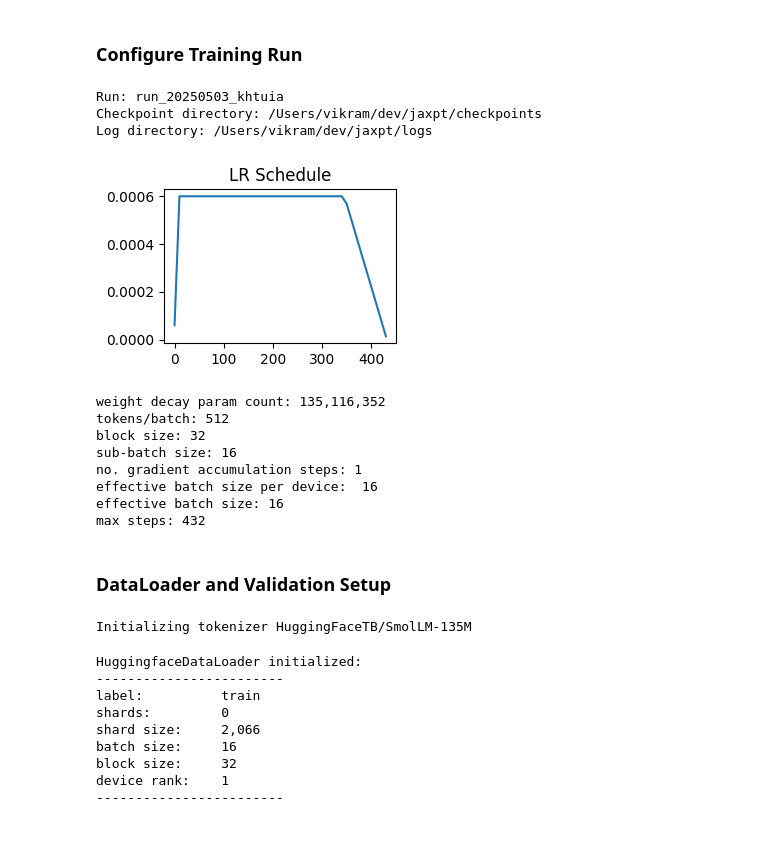
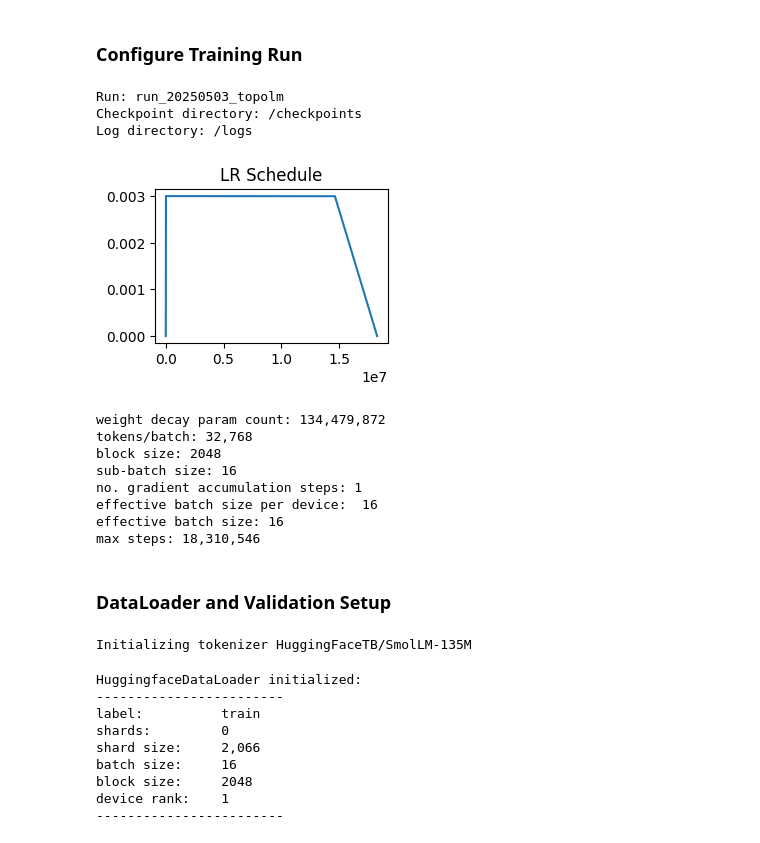
Before and after one commit to novastar53/jaxpt, a Jupyter notebook: notebooks/train_mobile_llm.ipynb, the cells around one changed output. Saved outputs shown, nothing was run; the diff lists cells and outputs as text; code cells hidden in the pictures.

```diff
--- a/notebooks/train_mobile_llm.ipynb
+++ b/notebooks/train_mobile_llm.ipynb
@@ -121,7 +128,7 @@ from jaxpt.utils import count_params
 key = jax.random.PRNGKey(1337)
 rngs = nnx.Rngs(key)
 config = MobileLLM_Config(dtype=jnp.bfloat16, \
-                    #vocab_size=49152,
+                    vocab_size=49152,
                     n_embed=576,
                     n_head=9,
                     n_kv_head=3,
@@ -188,9 +195,9 @@ def load_checkpoint(model, run_dirname, step):
   m = model.load_checkpoint(checkpoint_path, rngs)
   return m
 # %% [output]
-Run: run_20250503_khtuia
-Checkpoint directory: /Users/vikram/dev/jaxpt/checkpoints
-Log directory: /Users/vikram/dev/jaxpt/logs
+Run: run_20250503_topolm
+Checkpoint directory: /checkpoints
+Log directory: /logs
 # %%
 import dataclasses
 
@@ -203,10 +210,10 @@ import optax
 
 @dataclasses.dataclass
 class TrainerConfig:
-  num_tokens_per_batch: int = 2**19 # 2**19, 0.5 million as per the GPT 3.5 paper
-  mB: int = 32
+  num_tokens_per_batch: int = 2**15 # 2**19, 0.5 million as per the GPT 3.5 paper
+  mB: int = 16
   T: int = 2048
-  max_steps: int = int((600e9) // (2**19))
+  max_steps: int = int((600e9) // (2**15))
   max_lr: float = 3e-3
   min_lr: float = max_lr * 0.1
   max_grad_norm: float = 1.0  # Clip gradients to this norm
@@ -222,7 +229,7 @@ class TrainerConfig:
 ##############
 
 trconf = TrainerConfig()
-
+'''
 trconf = TrainerConfig(
   num_tokens_per_batch=2**9,
   mB=2**4,
@@ -239,7 +246,7 @@ trconf = TrainerConfig(
 )
 
 trconf.grad_accumulation_steps =  trconf.num_tokens_per_batch // (trconf.mB * trconf.T * num_devices) # Number of steps over which to average the gradient
-
+'''
 # Set up the optimizer
 def trapezoidal_schedule(step):
 
@@ -250,7 +257,7 @@ def trapezoidal_schedule(step):
                      warmup_lr,
                      jnp.where(step < 0.8 * trconf.max_steps, trconf.max_lr, cooldown_lr))
 
-steps = range(0, trconf.max_steps, 10)
+steps = range(0, trconf.max_steps, 1000)
 total_schedule = [ trapezoidal_schedule(step) for step in steps ]
 import matplotlib.pyplot as plt
 plt.figure(figsize=(3,2))
@@ -262,42 +269,42 @@ plt.show()
 # First split the model into params and variables
 graphdef, params, variables = nnx.split(m, nnx.Param, nnx.Variable)
 # Then create a mask for the weight decay params
 weight_decay_mask = jax.tree_util.tree_map(lambda x: len(x.shape) > 1, params)
 
 tx = optax.chain(
     #optax.clip_by_global_norm(trconf.max_grad_norm),
     optax.adamw(trapezoidal_schedule, b1=0.9, b2=0.95, weight_decay=0.1, mask=weight_decay_mask),
 )
 optimizer = nnx.Optimizer(m, tx)
 
 # count the number of weight decay params
 def f(x, y):
     if x:
         return y.size
     return 0
 
 weight_decay_params = jax.tree_util.tree_map(f, weight_decay_mask, params)
 weight_decay_param_count = jax.tree_util.tree_reduce(lambda x, y: x + y, weight_decay_params, 0)
 
 
 print(f"weight decay param count: {weight_decay_param_count:,}")
 print(f"tokens/batch: {trconf.num_tokens_per_batch:,}")
 print(f"block size: {trconf.T}")
 print(f"sub-batch size: {trconf.mB}")
 print(f"no. gradient accumulation steps: {trconf.grad_accumulation_steps}")
 print(f"effective batch size per device: ", trconf.grad_accumulation_steps * trconf.mB)
 print(f"effective batch size: {trconf.grad_accumulation_steps * trconf.mB * num_devices}")
 print(f"max steps: {trconf.max_steps:,}")
 # %% [output]
-[figure, old version]
+[figure, new version]
-weight decay param count: 135,116,352
-tokens/batch: 512
-block size: 32
+weight decay param count: 134,479,872
+tokens/batch: 32,768
+block size: 2048
 sub-batch size: 16
 no. gradient accumulation steps: 1
 effective batch size per device:  16
 effective batch size: 16
-max steps: 432
+max steps: 18,310,546
 # %% [markdown]
 ### DataLoader and Validation Setup
 # %%
@@ -328,7 +335,7 @@ label:          train
 shards:         0
 shard size:     2,066
 batch size:     16
-block size:     32
+block size:     2048
 device rank:    1
 ------------------------
 # %%
```
Also changed, not shown: parts of 6 cells of this notebook.
